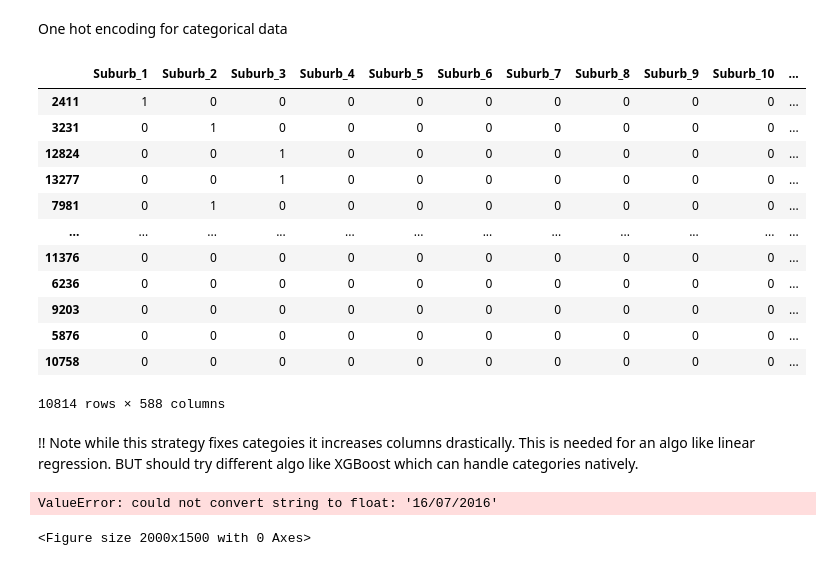
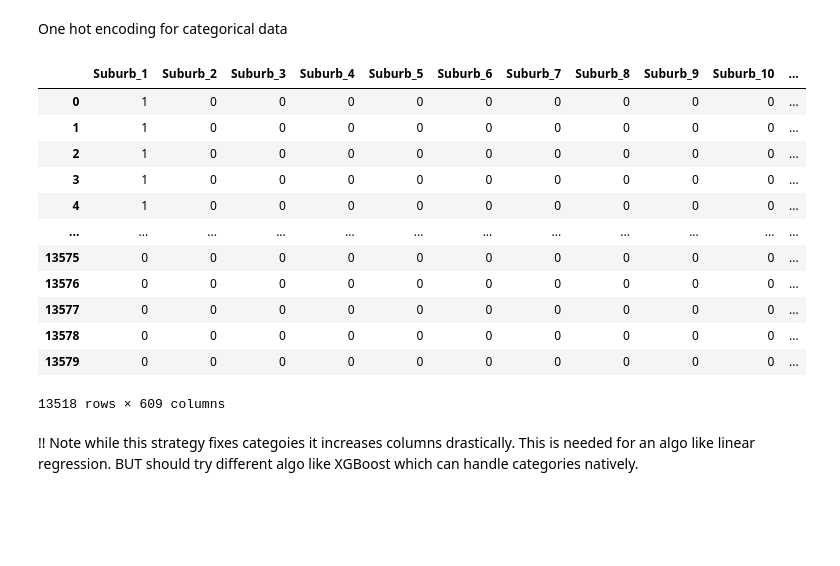
Before and after one commit to onionsp/Realestate-Price-Estimator, a Jupyter notebook: main.ipynb, the cells around one changed output. Saved outputs shown, nothing was run; the diff lists cells and outputs as text; code cells hidden in the pictures; blank space fills up the shorter version.

```diff
--- a/main.ipynb
+++ b/main.ipynb
@@ -85,3 +79,0 @@ X_train, X_test, y_train, y_test = train_test_split(X,y, test_size=0.2)
-# %%
-train_data = X_train.join(y_train)
-train_data
@@ -119,6 +97,6 @@ array([[<Axes: title={'center': 'Rooms'}>,
 # %% [markdown]
 # Data Preprocessing
 # %%
-train_data['Landsize'] = np.log(train_data['Landsize']+1)
-train_data['Postcode'] = np.log(train_data['Postcode']+1)
+df['Landsize'] = np.log(train_data['Landsize']+1)
+df['Postcode'] = np.log(train_data['Postcode']+1)
 # %%
@@ -141,22 +119,22 @@ One hot encoding for categorical data
 # %%
 import category_encoders as ce
 ce_OHE = ce.OneHotEncoder(cols=['Suburb','Type', 'Method', 'SellerG', 'Regionname'])
-train_data = ce_OHE.fit_transform(train_data)
-train_data
+df = ce_OHE.fit_transform(df)
+df
 # %% [output]
 |  | Suburb_1 | Suburb_2 | Suburb_3 | Suburb_4 | Suburb_5 | Suburb_6 | Suburb_7 | Suburb_8 | Suburb_9 | Suburb_10 | ... |
-| 2411 | 1 | 0 | 0 | 0 | 0 | 0 | 0 | 0 | 0 | 0 | ... |
-| 3231 | 0 | 1 | 0 | 0 | 0 | 0 | 0 | 0 | 0 | 0 | ... |
-| 12824 | 0 | 0 | 1 | 0 | 0 | 0 | 0 | 0 | 0 | 0 | ... |
-| 13277 | 0 | 0 | 1 | 0 | 0 | 0 | 0 | 0 | 0 | 0 | ... |
-| 7981 | 0 | 1 | 0 | 0 | 0 | 0 | 0 | 0 | 0 | 0 | ... |
+| 0 | 1 | 0 | 0 | 0 | 0 | 0 | 0 | 0 | 0 | 0 | ... |
+| 1 | 1 | 0 | 0 | 0 | 0 | 0 | 0 | 0 | 0 | 0 | ... |
+| 2 | 1 | 0 | 0 | 0 | 0 | 0 | 0 | 0 | 0 | 0 | ... |
+| 3 | 1 | 0 | 0 | 0 | 0 | 0 | 0 | 0 | 0 | 0 | ... |
+| 4 | 1 | 0 | 0 | 0 | 0 | 0 | 0 | 0 | 0 | 0 | ... |
 | ... | ... | ... | ... | ... | ... | ... | ... | ... | ... | ... | ... |
-| 11376 | 0 | 0 | 0 | 0 | 0 | 0 | 0 | 0 | 0 | 0 | ... |
-| 6236 | 0 | 0 | 0 | 0 | 0 | 0 | 0 | 0 | 0 | 0 | ... |
-| 9203 | 0 | 0 | 0 | 0 | 0 | 0 | 0 | 0 | 0 | 0 | ... |
-| 5876 | 0 | 0 | 0 | 0 | 0 | 0 | 0 | 0 | 0 | 0 | ... |
-| 10758 | 0 | 0 | 0 | 0 | 0 | 0 | 0 | 0 | 0 | 0 | ... |
+| 13575 | 0 | 0 | 0 | 0 | 0 | 0 | 0 | 0 | 0 | 0 | ... |
+| 13576 | 0 | 0 | 0 | 0 | 0 | 0 | 0 | 0 | 0 | 0 | ... |
+| 13577 | 0 | 0 | 0 | 0 | 0 | 0 | 0 | 0 | 0 | 0 | ... |
+| 13578 | 0 | 0 | 0 | 0 | 0 | 0 | 0 | 0 | 0 | 0 | ... |
+| 13579 | 0 | 0 | 0 | 0 | 0 | 0 | 0 | 0 | 0 | 0 | ... |
-10814 rows × 588 columns
+13518 rows × 609 columns
 # %% [markdown]
 !! Note while this strategy fixes categoies it increases columns drastically. This is needed for an algo like linear regression. BUT should try different algo like XGBoost which can handle categories natively.
 # %%
@@ -168,6 +145,0 @@ train_data['Day'] = pd.to_datetime(train_data['Date']).dt.day
-# %%
-plt.figure(figsize=(20,15))
-sns.heatmap(train_data.corr(), annot=True)
-# %% [output]
-ValueError: could not convert string to float: '16/07/2016'
-<Figure size 2000x1500 with 0 Axes>
```
Also changed, not shown: parts of 12 cells of this notebook.
